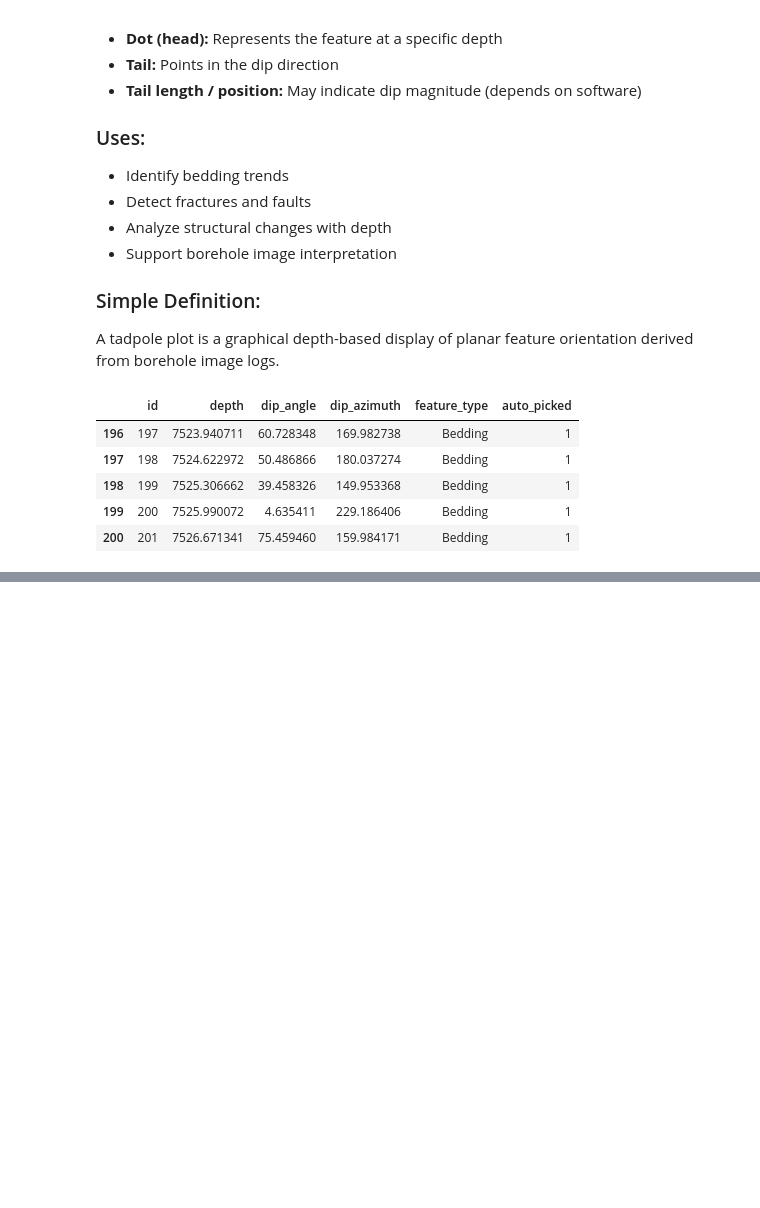
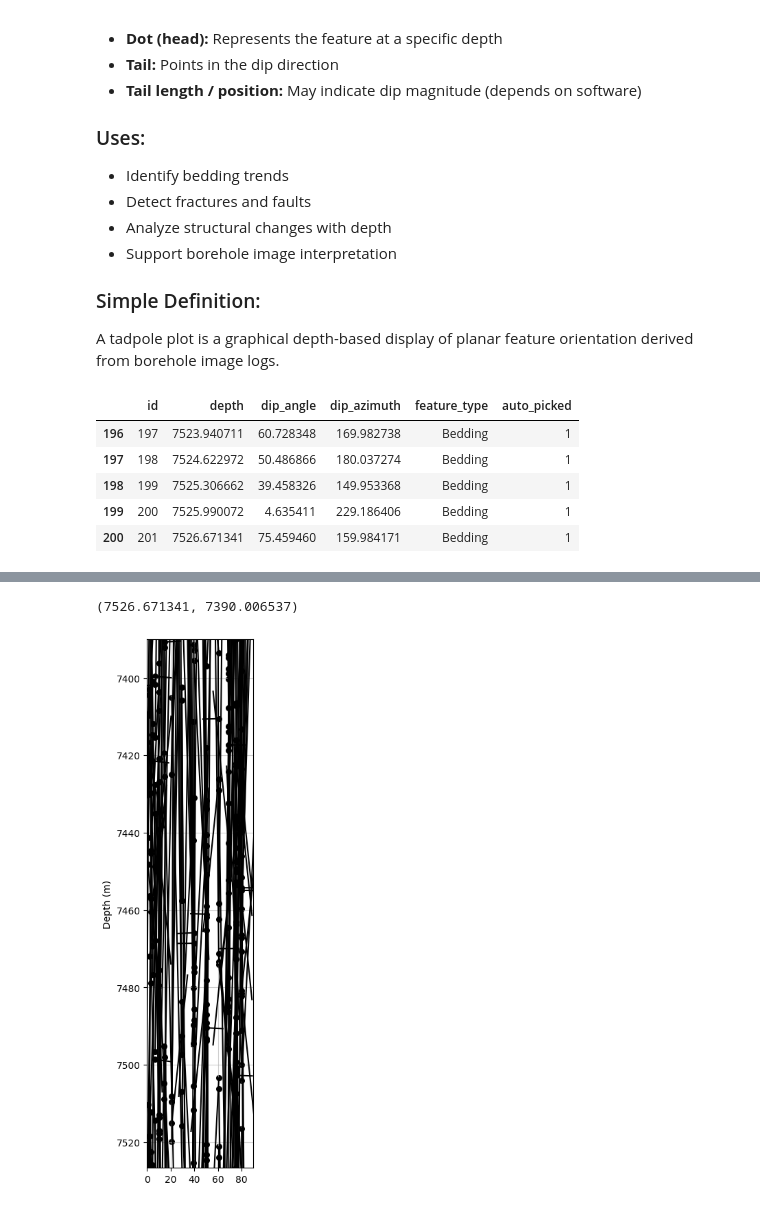
Before and after one commit to Ashraf-ISM/100-Days-of-Python-for-Oil-Gas-Subsurface-Analytics, a Jupyter notebook: notebooks/day-50/tadpoleplot.ipynb, the cells around one changed output, grey strips where cells are left out. Drawn from its saved outputs; the diff is of its cells as text; code cells hidden in the pictures; blank space fills up the shorter version.

Commit message:
tadpole plot

```diff
--- a/notebooks/day-50/tadpoleplot.ipynb
+++ b/notebooks/day-50/tadpoleplot.ipynb
@@ -79,3 +94,68 @@ def tail_endpoint(depths, dipazs, dips, tail_length, fig_x_width, fig_y_width, y
             tail_endpoints_x.append(dip + (xlim_max * tail_length) * math.sin(math.radians(dipaz)))
 
     return tail_endpoints_x, tail_endpoints_y
+# %%
+# The tadpole tails are different lengths when I use the "real" data
+# Tadpole tails are too long on the y axis and too short on the x axis
+# I can't see why this would be the case - the function is the same and the variables passed in are also the same
+import math
+dips = beds['dip_angle'].values
+dipazs = beds['dip_azimuth'].values
+depths = beds['depth'].values
+
+# Log length
+log_top = min(depths)
+log_bot = max(depths)
+
+# Fix the aspect ratio of the plot
+fig_x_width = 2
+fig_y_width = 10
+
+# make the figure
+fig, ax = plt.subplots(1,1,figsize=(fig_x_width,fig_y_width))
+
+# fix the axis scales
+xlim_max = 90
+ylim_max = log_bot
+
+# Calculate tail endpoints
+tail_endpoints_y = []
+tail_endpoints_x = []
+
+tail_length = 0.03 # as a % of the axis scale
+
+tail_endpoints_x_test, tail_endpoints_y_test = tail_endpoint(
+    depths, dipazs, dips, tail_length, fig_x_width, fig_y_width, ylim_max, xlim_max
+    )
+
+# Plot the tadpoles
+
+for depth, dip, tail_endpoint_x, tail_endpoint_y in zip(depths, dips, tail_endpoints_x_test, tail_endpoints_y_test):
+
+        # plot the head
+
+        ax.scatter(
+            dip,
+            depth,
+            s = 30,
+            color = 'k',
+        )
+
+        # plot the tail
+
+        ax.plot(
+            [dip, tail_endpoint_x],
+            [depth, tail_endpoint_y],
+            color = 'k'
+        )
+
+# Format plot
+
+ax.xaxis.set_ticks([0,20,40,60,80,])
+ax.set_xlim(0,90)
+ax.set_ylabel('Depth (m)')
+ax.grid(alpha=0.6)
+ax.set_ylim(log_bot, log_top)
+# %% [output]
+(7526.671341, 7390.006537)
+[figure, added]
```
Also changed, not shown: parts of 1 cell of this notebook.
